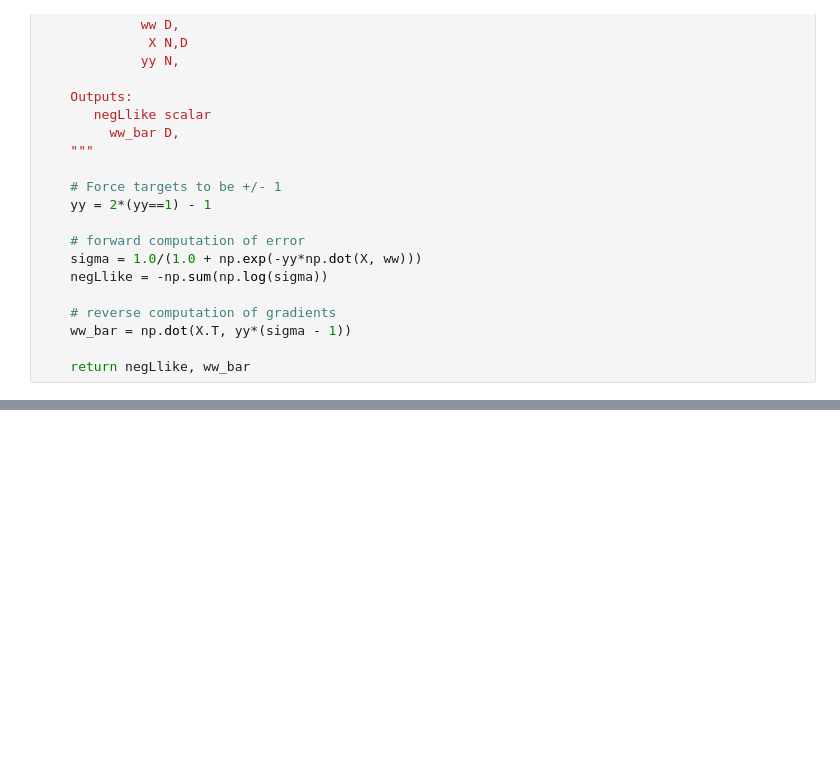
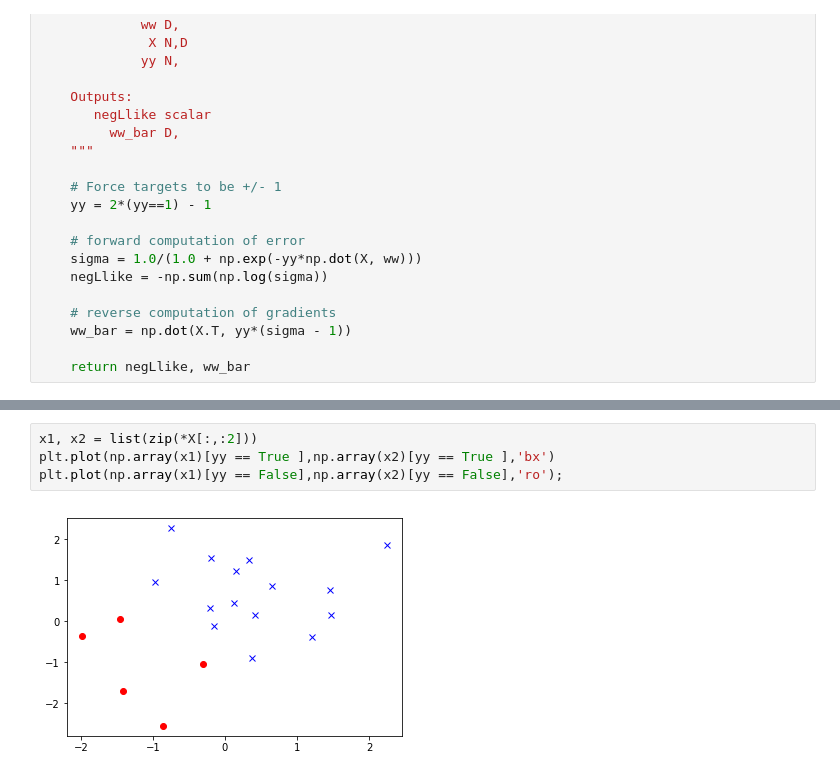
Before and after one commit to NotAnyMike/StochasticVariationalInference, a Jupyter notebook: Example.ipynb, the cells around one changed output, grey strips where cells are left out. Saved outputs shown, nothing was run; the diff lists cells and outputs as text; blank space fills up the shorter version.

```diff
--- a/Example.ipynb
+++ b/Example.ipynb
@@ -104 +146,7 @@ def logreg_negLlike(ww, X, yy):
+# %%
+x1, x2 = list(zip(*X[:,:2]))
+plt.plot(np.array(x1)[yy == True ],np.array(x2)[yy == True ],'bx')
+plt.plot(np.array(x1)[yy == False],np.array(x2)[yy == False],'ro');
+# %% [output]
+[figure, added]
 # %%
```
Also changed, not shown: parts of 7 cells of this notebook.
